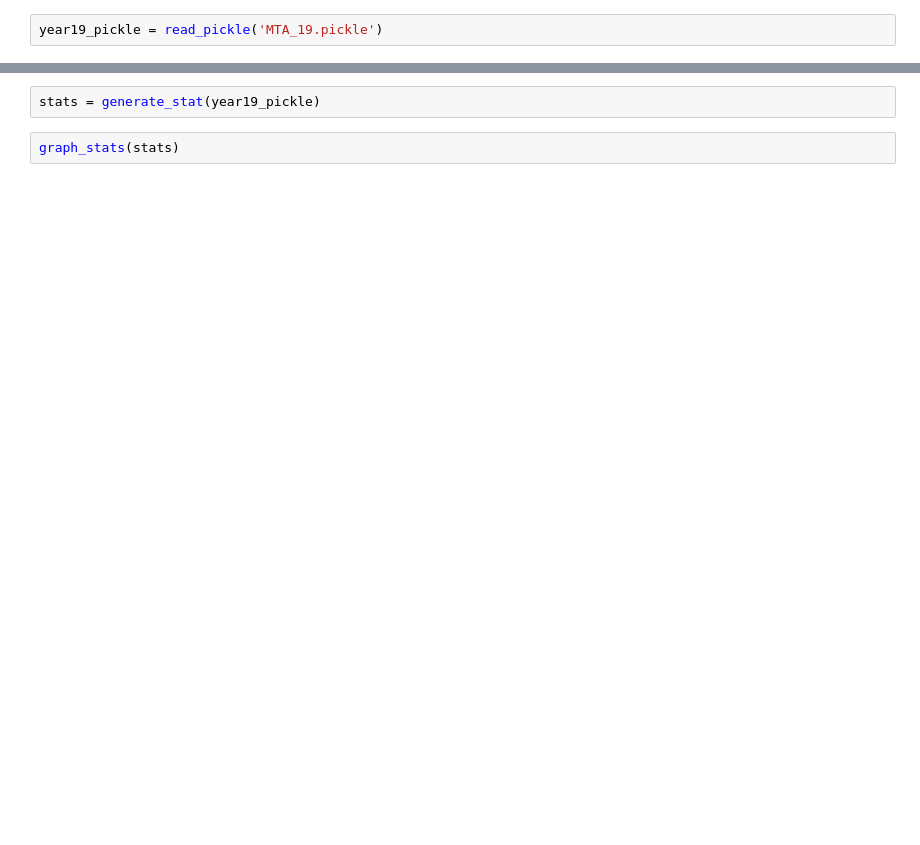
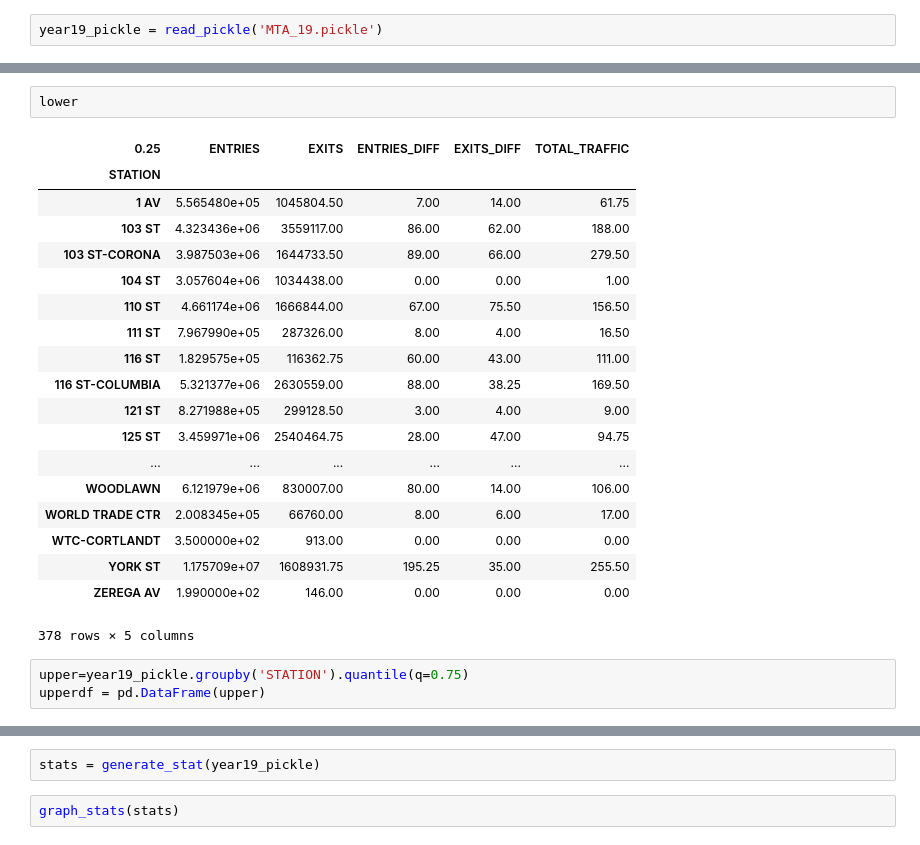
Before and after one commit to amamisa/project-01, a Jupyter notebook: project-01.ipynb, the cells around one changed output, grey strips where cells are left out. Saved outputs shown, nothing was run; the diff lists cells and outputs as text; blank space fills up the shorter version.

```diff
--- a/project-01.ipynb
+++ b/project-01.ipynb
@@ -127,0 +132,25 @@ year19_pickle = read_pickle('MTA_19.pickle')
+# %%
+lower
+# %% [output]
+| 0.25 | ENTRIES | EXITS | ENTRIES_DIFF | EXITS_DIFF | TOTAL_TRAFFIC |
+| STATION |  |  |  |  |  |
+| 1 AV | 5.565480e+05 | 1045804.50 | 7.00 | 14.00 | 61.75 |
+| 103 ST | 4.323436e+06 | 3559117.00 | 86.00 | 62.00 | 188.00 |
+| 103 ST-CORONA | 3.987503e+06 | 1644733.50 | 89.00 | 66.00 | 279.50 |
+| 104 ST | 3.057604e+06 | 1034438.00 | 0.00 | 0.00 | 1.00 |
+| 110 ST | 4.661174e+06 | 1666844.00 | 67.00 | 75.50 | 156.50 |
+| 111 ST | 7.967990e+05 | 287326.00 | 8.00 | 4.00 | 16.50 |
+| 116 ST | 1.829575e+05 | 116362.75 | 60.00 | 43.00 | 111.00 |
+| 116 ST-COLUMBIA | 5.321377e+06 | 2630559.00 | 88.00 | 38.25 | 169.50 |
+| 121 ST | 8.271988e+05 | 299128.50 | 3.00 | 4.00 | 9.00 |
+| 125 ST | 3.459971e+06 | 2540464.75 | 28.00 | 47.00 | 94.75 |
+| ... | ... | ... | ... | ... | ... |
+| WOODLAWN | 6.121979e+06 | 830007.00 | 80.00 | 14.00 | 106.00 |
+| WORLD TRADE CTR | 2.008345e+05 | 66760.00 | 8.00 | 6.00 | 17.00 |
+| WTC-CORTLANDT | 3.500000e+02 | 913.00 | 0.00 | 0.00 | 0.00 |
+| YORK ST | 1.175709e+07 | 1608931.75 | 195.25 | 35.00 | 255.50 |
+| ZEREGA AV | 1.990000e+02 | 146.00 | 0.00 | 0.00 | 0.00 |
+378 rows × 5 columns
+# %%
+upper=year19_pickle.groupby('STATION').quantile(q=0.75)
+upperdf = pd.DataFrame(upper)
```
Also changed, not shown: parts of 21 cells of this notebook.
